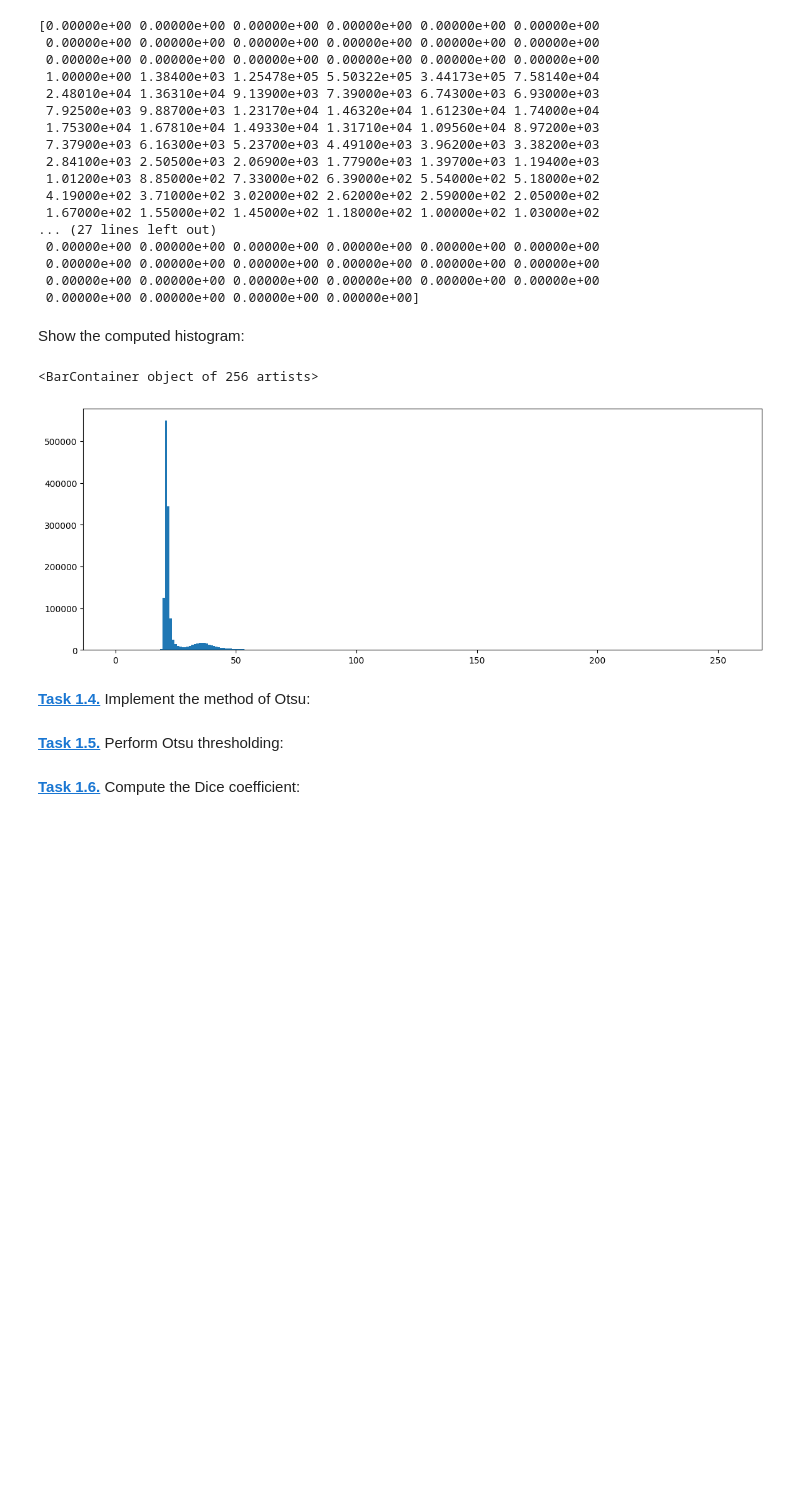
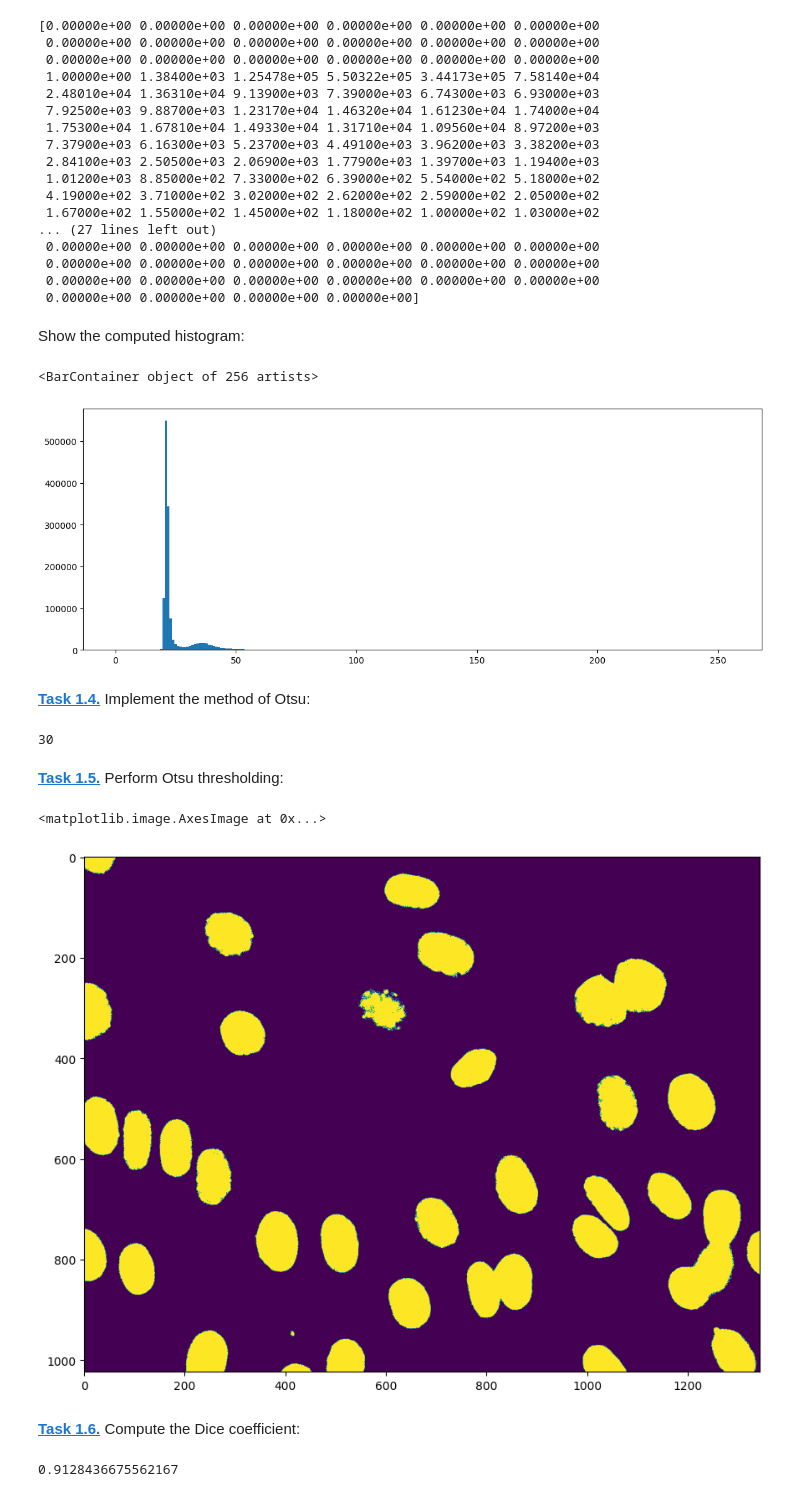
Before and after one commit to leventetn/mobi-fs5-python, a Jupyter notebook: otsu.ipynb, the cells around one changed output. Saved outputs shown, nothing was run; the diff lists cells and outputs as text; code cells hidden in the pictures; blank space fills up the shorter version.

Commit message:
Doing otsu 2

```diff
--- a/otsu.ipynb
+++ b/otsu.ipynb
@@ -48,7 +48,60 @@ plt.bar(range(256), h, width=1)
 [figure]
 # %% [markdown]
 **[Task 1.4.]()** Implement the method of Otsu:
+# %%
+otsu = []
+
+
+for T in range(256) :
+
+    x1 = 0
+    x2 = 0
+    y1 = 0
+    y2 = 0
+
+    if sum(h[:(T+1)]) > 0 :
+        for I in range(0, (T+1)) :
+            x1 += I * h[I]
+        m1 = 1 / (sum(h[:(T+1)])) * x1
+        for I in range(0, (T+1)) :
+            y1 += (I-m1) ** 2 * h[I]
+        s1 = 1 / sum(h[:(T+1)]) * y1
+    else :
+        s1 = 0
+
+    if sum(h[(T+1):256]) > 0 :
+        for I in range((T+1), 256) :
+            x2 += I * h[I]
+        m2 = 1 / sum(h[(T+1):256]) * x2
+        for I in range((T+1), 256) :
+            y2 += (I-m2) ** 2 * h[I]
+        s2 = 1 / sum(h[(T+1):256]) * y2
+    else :
+        s2 = 0
+
+    otsu.append(sum(h[:(T+1)]) * s1 + sum(h[(T+1):256]) * s2)
+
+print(otsu.index(min(otsu)))
+thres = otsu.index(min(otsu))
+# %% [output]
+30
 # %% [markdown]
 **[Task 1.5.]()** Perform Otsu thresholding:
+# %%
+binimg = img8 >= thres
+plt.figure(figsize=(15,8))
+plt.imshow(binimg)
+# %% [output]
+<matplotlib.image.AxesImage at 0x...>
+[figure, added]
 # %% [markdown]
 **[Task 1.6.]()** Compute the Dice coefficient:
+# %%
+ground = plt.imread('data/NIH3T3/gt/0.png')
+binground = ground > 0.5
+
+dice = 2 * (binimg * binground).sum() / (binimg.sum() + binground.sum())
+
+print(dice)
+# %% [output]
+0.9128436675562167
```
